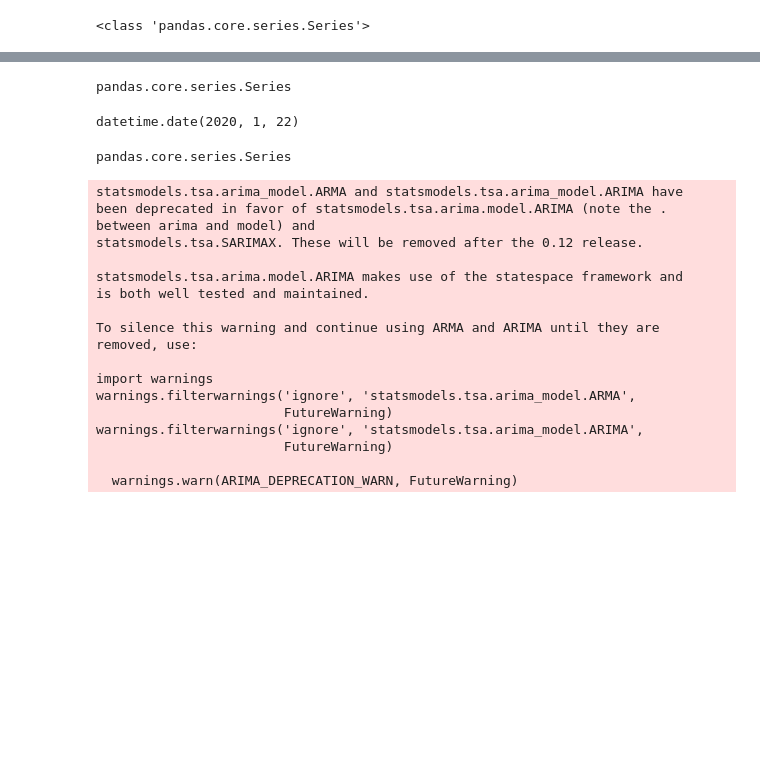
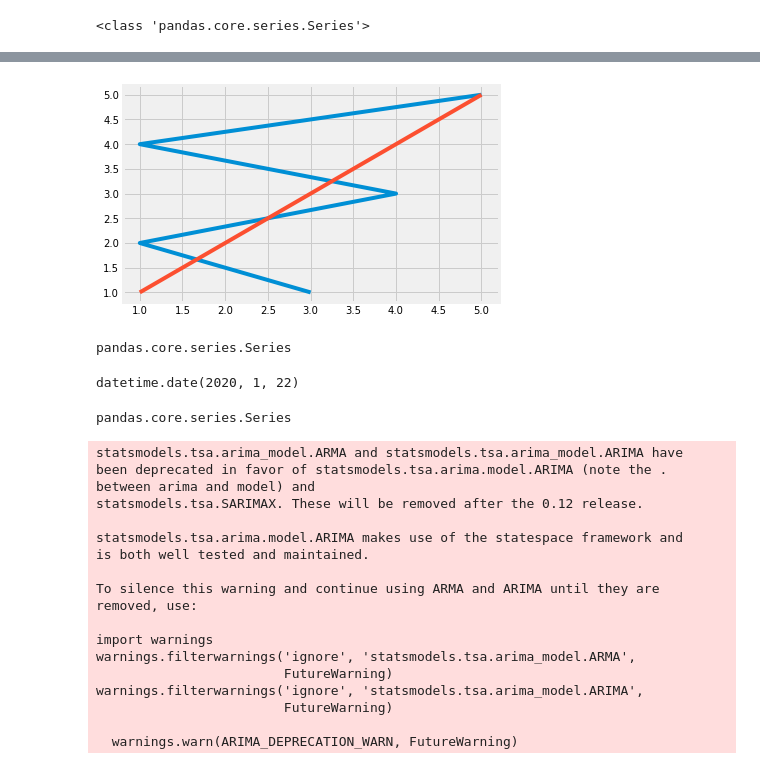
Before and after one commit to nilupulmanodya/covid-19-dashboard-for-SL, a Jupyter notebook: notebooks/Pipeline for Time Series anlysis.ipynb, the cells around one changed output, grey strips where cells are left out. Cells and saved outputs as stored; diff of their text form; code cells hidden in the pictures; blank space fills up the shorter version.

```diff
--- a/notebooks/Pipeline for Time Series anlysis.ipynb
+++ b/notebooks/Pipeline for Time Series anlysis.ipynb
@@ -760,3 +723,11 @@ warnings.filterwarnings('ignore', 'statsmodels.tsa.arima_model.ARIMA',
+# %%
+import matplotlib.pyplot as plt, mpld3
+fig = plt.figure()
+obj, = plt.plot([3,1,4,1,5],[1,2,3,4,5])
+obj, = plt.plot([1,2,3,4,5],[1,2,3,4,5])
+mpld3.save_html(fig,"figure1.html")
+# %% [output]
+[figure, added]
 # %%
 type(country_daily_increase_df['Date'])
 # %% [output]
```
Also changed, not shown: parts of 16 cells of this notebook, 13 other files.
